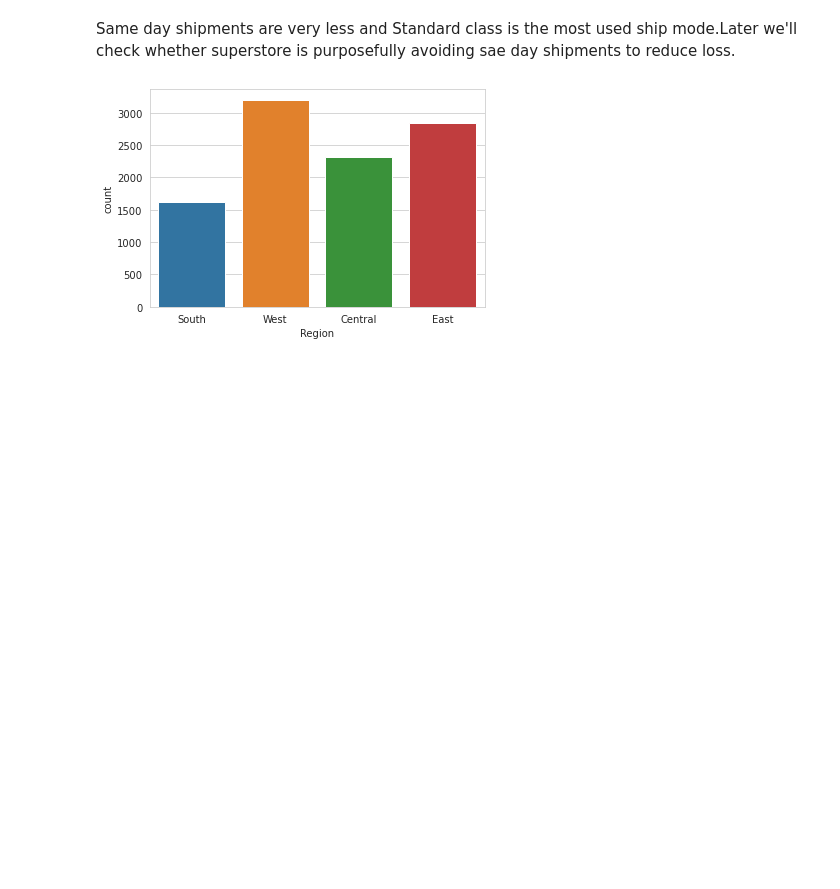
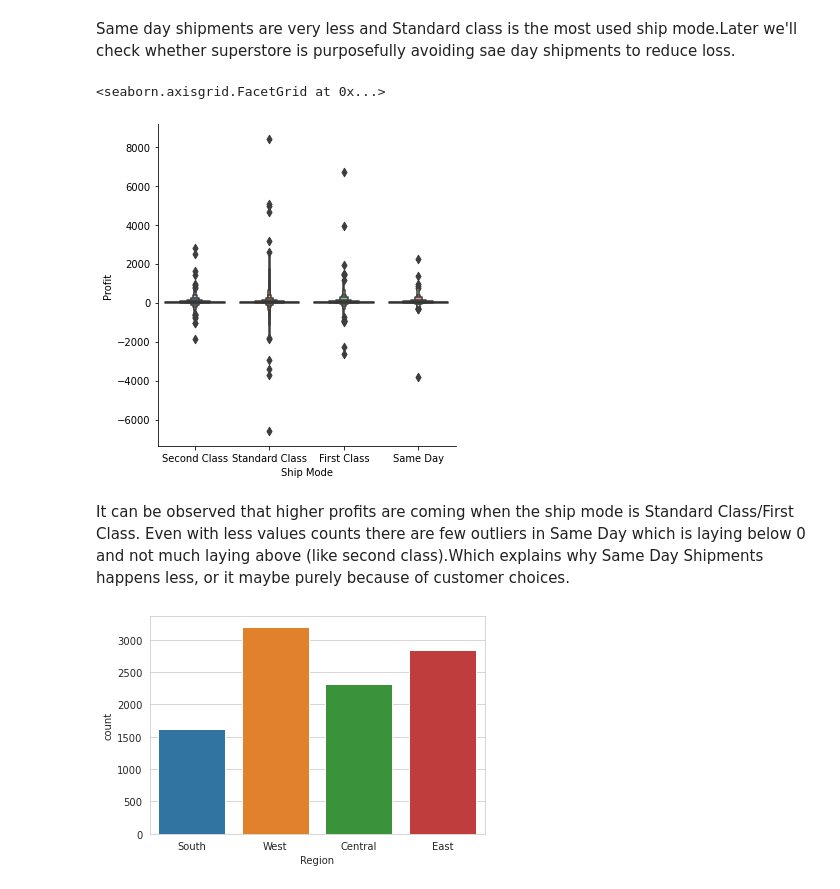
Before and after one commit to the-curious-analyst/The-Sparks-Foundation---Tasks, a Jupyter notebook: Task3_Exploratory Data Analysis - Retail/eda_ssuperstore_3.ipynb, the cells around one changed output. Saved outputs shown, nothing was run; the diff lists cells and outputs as text; code cells hidden in the pictures; blank space fills up the shorter version.

```diff
--- a/Task3_Exploratory Data Analysis - Retail/eda_ssuperstore_3.ipynb
+++ b/Task3_Exploratory Data Analysis - Retail/eda_ssuperstore_3.ipynb
@@ -187,6 +184,13 @@ plt.show()
 [figure]
 # %% [markdown]
 Same day shipments are very less and Standard class is the most used ship mode.Later we'll check whether superstore is purposefully avoiding sae day shipments to reduce loss.
+# %%
+sns.catplot(x='Ship Mode',y='Profit',data = df,kind = 'boxen')
+# %% [output]
+<seaborn.axisgrid.FacetGrid at 0x...>
+[figure, added]
+# %% [markdown]
+It can be observed that higher profits are coming when the ship mode is Standard Class/First Class. Even with less values counts there are few outliers in Same Day which is laying below 0 and not much laying above (like second class).Which explains why Same Day Shipments happens less, or it maybe purely because of customer choices.
 # %%
 sns.countplot(x='Region',data=df)
 plt.show()
```
Also changed, not shown: parts of 20 cells of this notebook.
